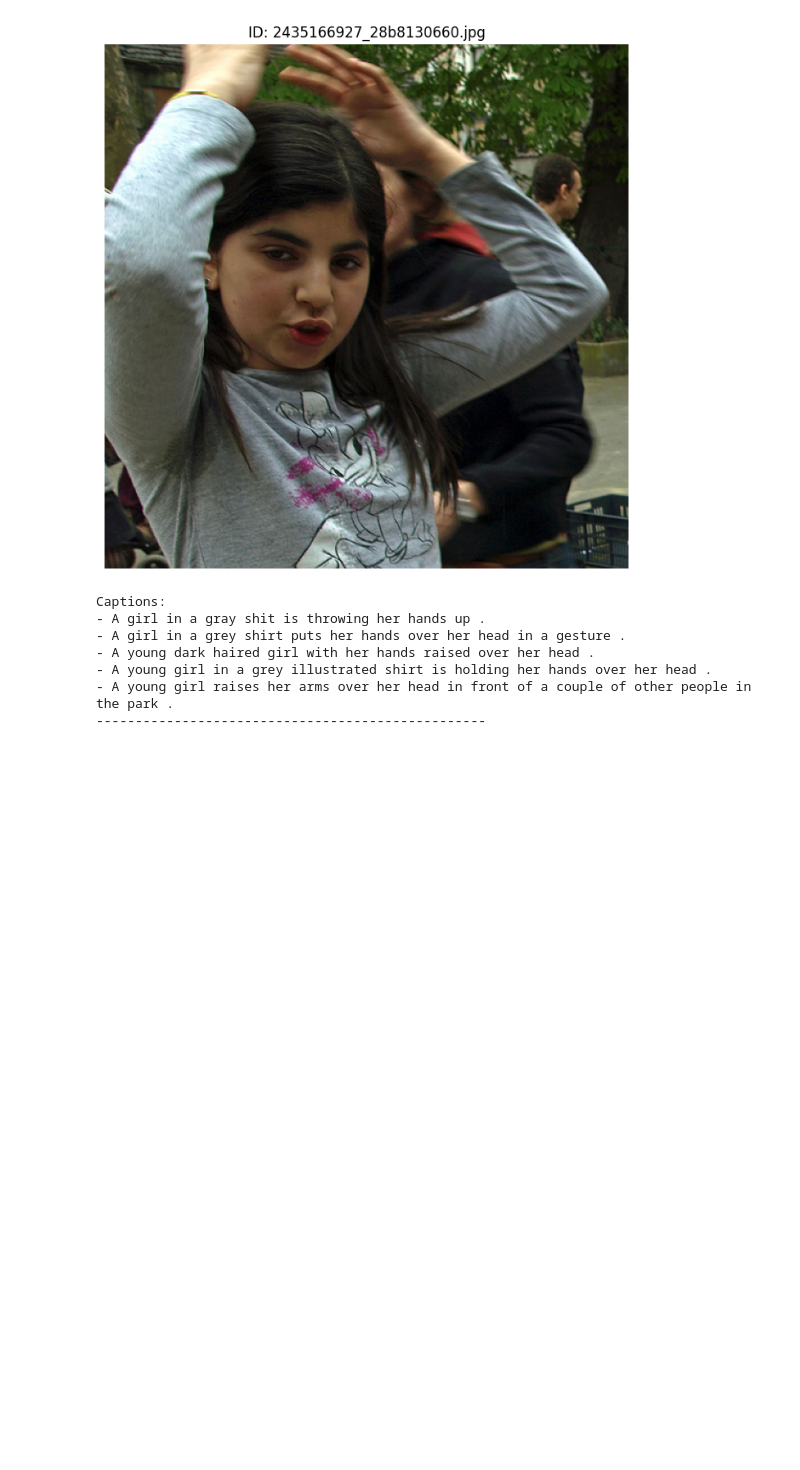
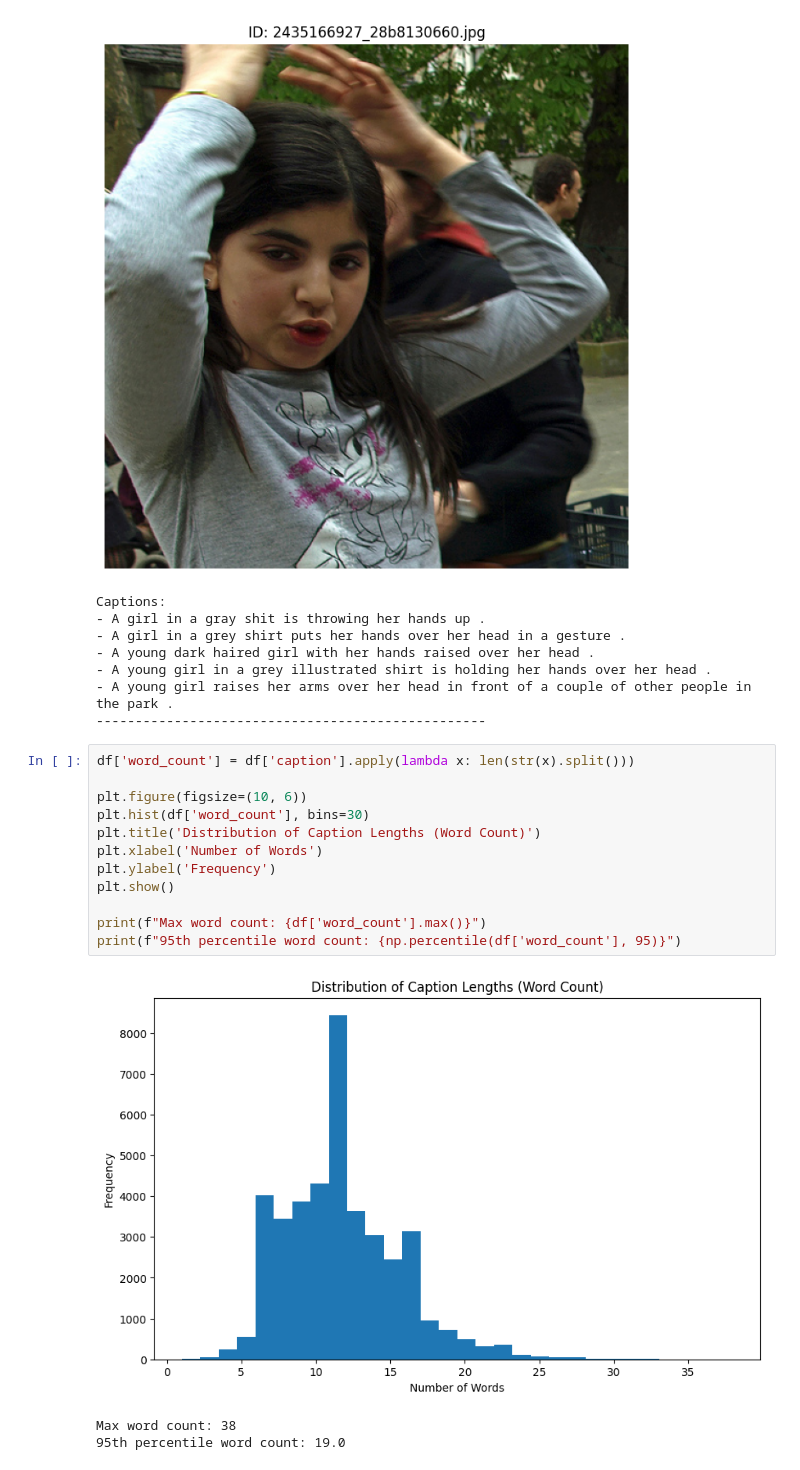
Before and after one commit to MariaD-BG/Image-caption-generator, a Jupyter notebook: eda.ipynb, the cells around one changed output. Cells and saved outputs as stored; diff of their text form; blank space fills up the shorter version.

Commit message:
plots+reqs+eda+trying to make tests

```diff
--- a/eda.ipynb
+++ b/eda.ipynb
@@ -81,3 +82,19 @@ Captions:
 - A young girl in a grey illustrated shirt is holding her hands over her head .
 - A young girl raises her arms over her head in front of a couple of other people in the park .
 --------------------------------------------------
+# %%
+df['word_count'] = df['caption'].apply(lambda x: len(str(x).split()))
+
+plt.figure(figsize=(10, 6))
+plt.hist(df['word_count'], bins=30)
+plt.title('Distribution of Caption Lengths (Word Count)')
+plt.xlabel('Number of Words')
+plt.ylabel('Frequency')
+plt.show()
+
+print(f"Max word count: {df['word_count'].max()}")
+print(f"95th percentile word count: {np.percentile(df['word_count'], 95)}")
+# %% [output]
+[figure, added]
+Max word count: 38
+95th percentile word count: 19.0
```
Also changed, not shown: parts of 3 cells of this notebook, 5 other files.
